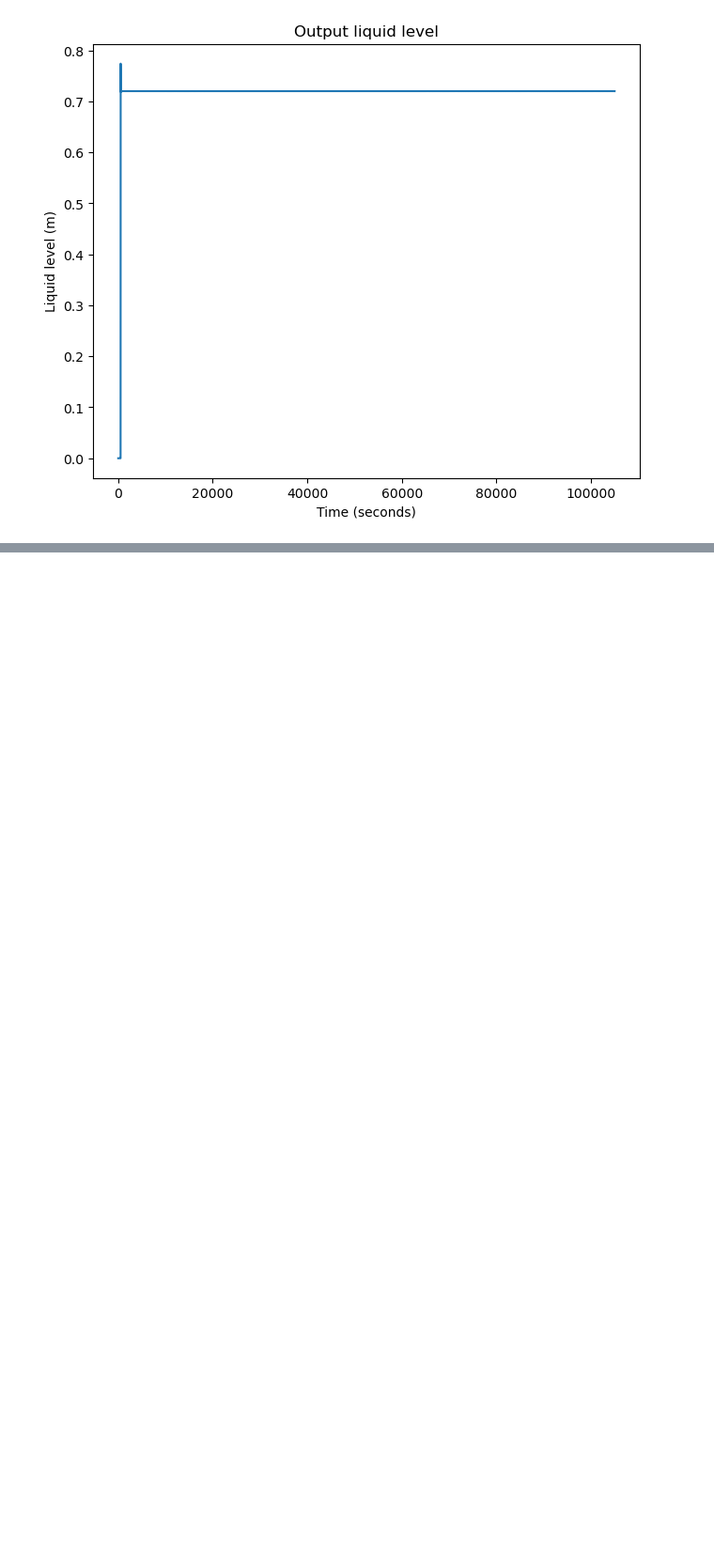
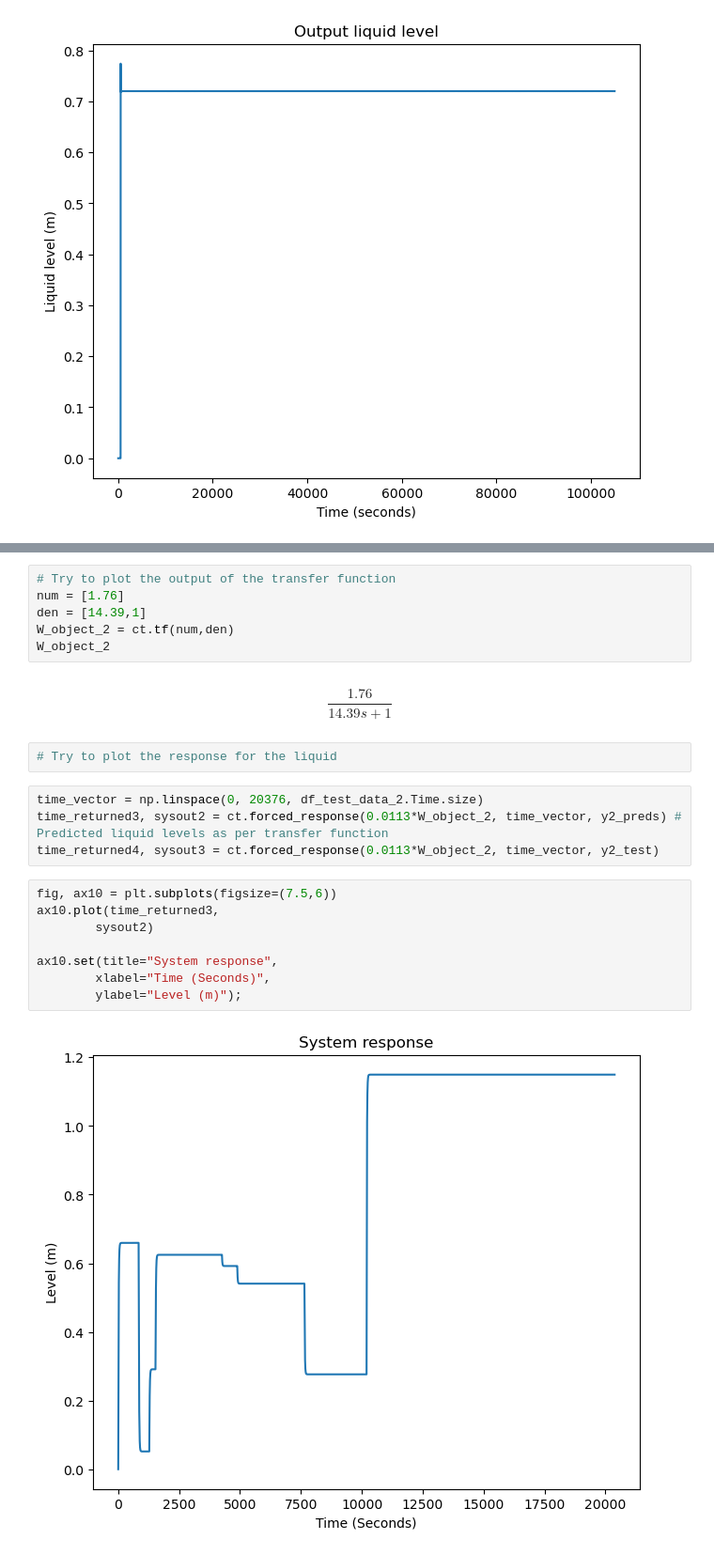
Before and after one commit to anshumanm329/ValvePredictionProject2, a Jupyter notebook: End-to-End-Valve-Level_Prediction-Project2.ipynb, the cells around one changed output, grey strips where cells are left out. Shown at 94% size. Drawn from its saved outputs; the diff is of its cells as text; blank space fills up the shorter version.

```diff
--- a/End-to-End-Valve-Level_Prediction-Project2.ipynb
+++ b/End-to-End-Valve-Level_Prediction-Project2.ipynb
@@ -485,0 +636,24 @@ ax4.set(xlabel = "Time (seconds)",
+# %%
+# Try to plot the output of the transfer function
+num = [1.76]
+den = [14.39,1]
+W_object_2 = ct.tf(num,den)
+W_object_2
+# %% [output]
+$$\frac{1.76}{14.39 s + 1}$$
+# %%
+# Try to plot the response for the liquid
+# %%
+time_vector = np.linspace(0, 20376, df_test_data_2.Time.size)
+time_returned3, sysout2 = ct.forced_response(0.0113*W_object_2, time_vector, y2_preds) # Predicted liquid levels as per transfer function
+time_returned4, sysout3 = ct.forced_response(0.0113*W_object_2, time_vector, y2_test)
+# %%
+fig, ax10 = plt.subplots(figsize=(7.5,6))
+ax10.plot(time_returned3,
+        sysout2)
+
+ax10.set(title="System response",
+        xlabel="Time (Seconds)",
+        ylabel="Level (m)");
+# %% [output]
+[figure, added]
```
Also changed, not shown: parts of 44 cells of this notebook, 2 other files.
